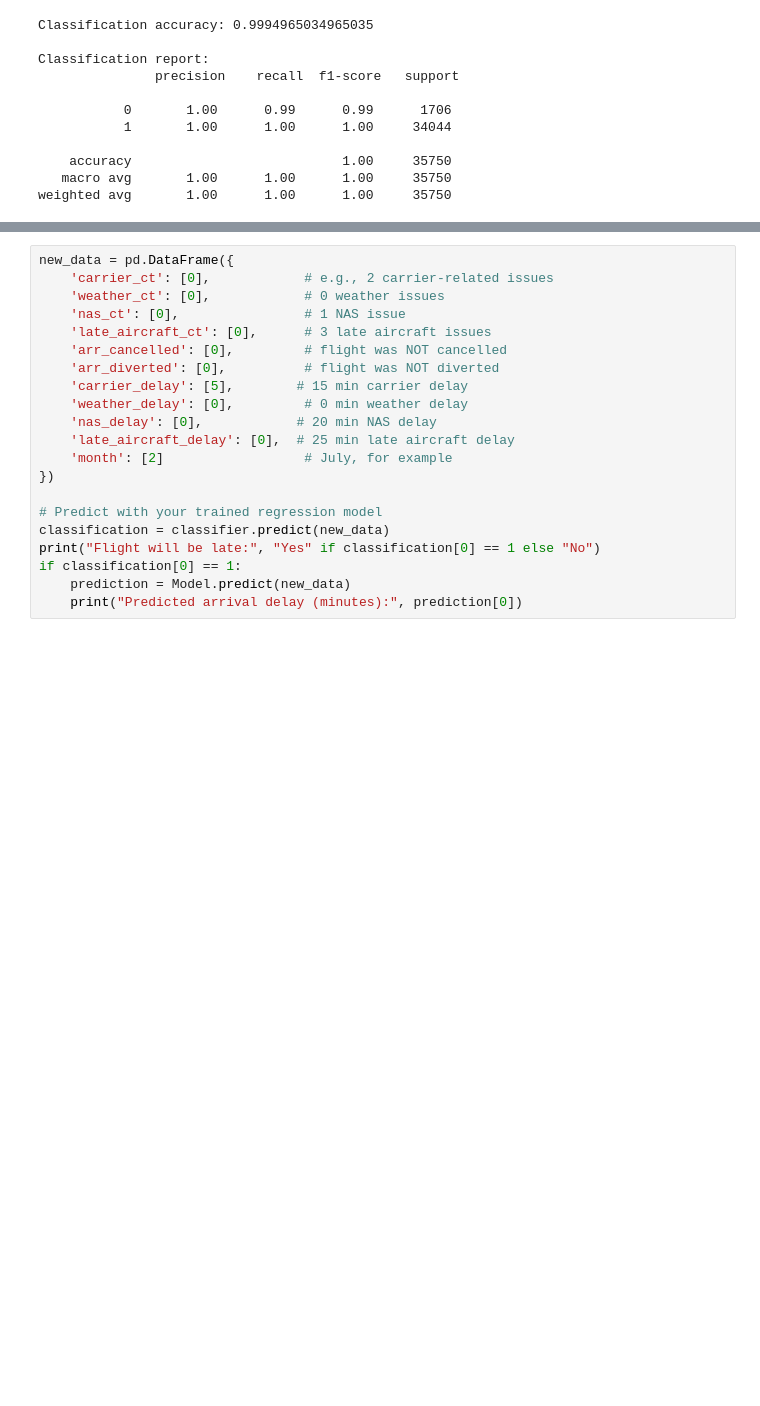
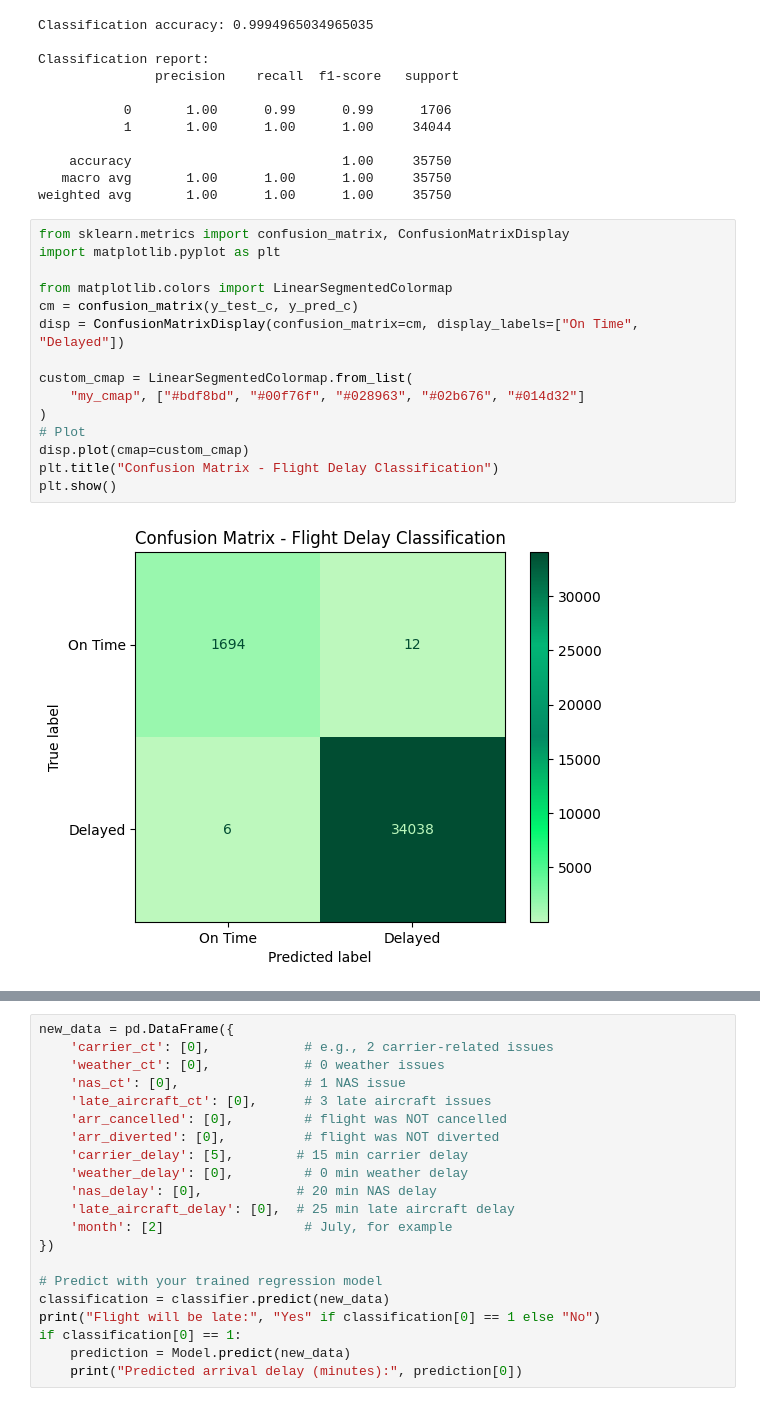
Before and after one commit to sargamjain5/FlightDelay, a Jupyter notebook: classification.ipynb, the cells around one changed output, grey strips where cells are left out. Cells and saved outputs as stored; diff of their text form; blank space fills up the shorter version.

```diff
--- a/classification.ipynb
+++ b/classification.ipynb
@@ -57,3 +58,20 @@ Classification report:
     accuracy                           1.00     35750
    macro avg       1.00      1.00      1.00     35750
 weighted avg       1.00      1.00      1.00     35750
+# %%
+from sklearn.metrics import confusion_matrix, ConfusionMatrixDisplay
+import matplotlib.pyplot as plt
+
+from matplotlib.colors import LinearSegmentedColormap
+cm = confusion_matrix(y_test_c, y_pred_c)
+disp = ConfusionMatrixDisplay(confusion_matrix=cm, display_labels=["On Time", "Delayed"])
+
+custom_cmap = LinearSegmentedColormap.from_list(
+    "my_cmap", ["#bdf8bd", "#00f76f", "#028963", "#02b676", "#014d32"]
+)
+# Plot
+disp.plot(cmap=custom_cmap)
+plt.title("Confusion Matrix - Flight Delay Classification")
+plt.show()
+# %% [output]
+[figure, added]
```
Also changed, not shown: parts of 4 cells of this notebook.
